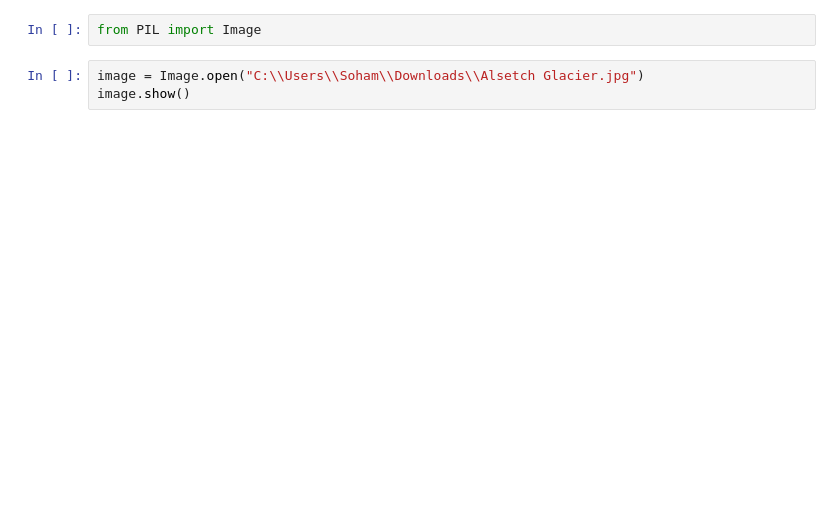
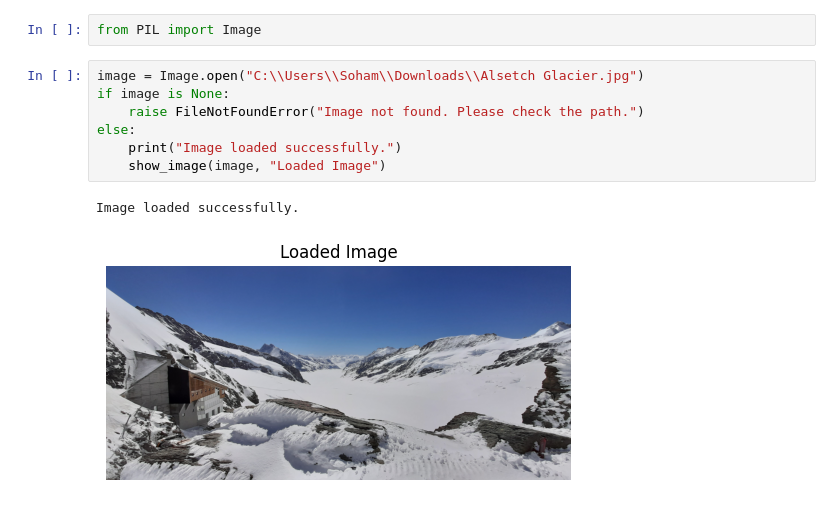
Before and after one commit to soham-raddi/digital-image-processing, a Jupyter notebook: FDIP.ipynb, the cells around one changed output. Drawn from its saved outputs; the diff is of its cells as text; blank space fills up the shorter version.

```diff
--- a/FDIP.ipynb
+++ b/FDIP.ipynb
@@ -151,7 +144,14 @@ ImportError: numpy._core.multiarray failed to import
 from PIL import Image
 # %%
 image = Image.open("C:\\Users\\Soham\\Downloads\\Alsetch Glacier.jpg")
-image.show()
+if image is None:
+    raise FileNotFoundError("Image not found. Please check the path.")
+else:
+    print("Image loaded successfully.")
+    show_image(image, "Loaded Image")
+# %% [output]
+Image loaded successfully.
+[figure, added]
 # %%
 print(image.size)
 print(image.format)
```
Also changed, not shown: parts of 13 cells of this notebook.
